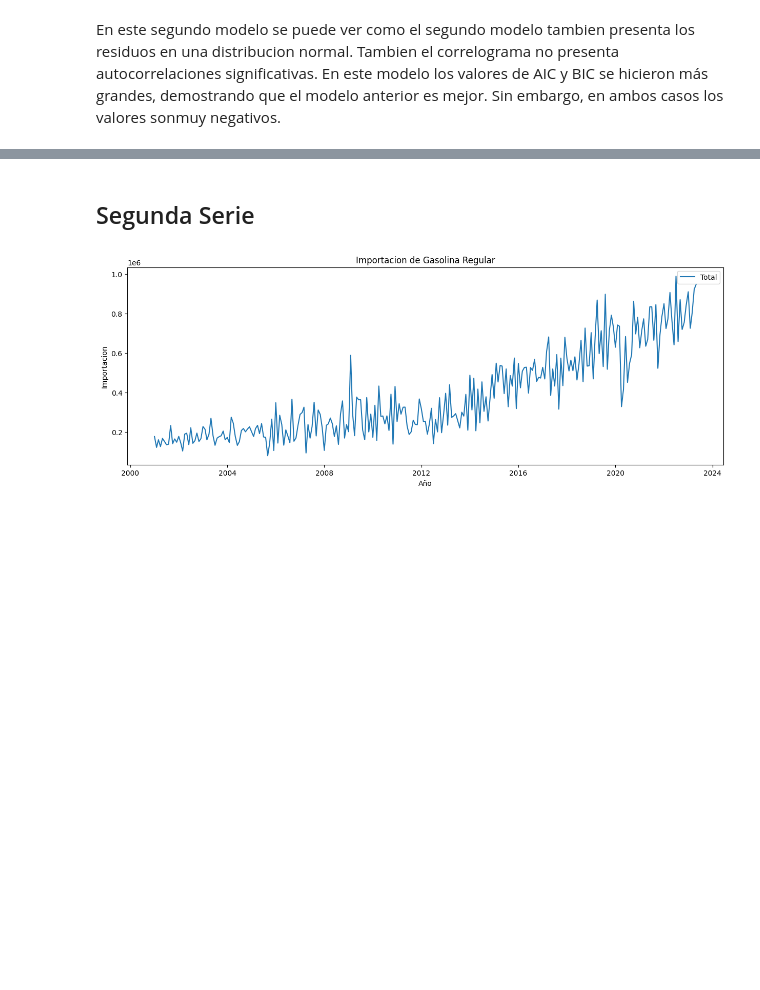
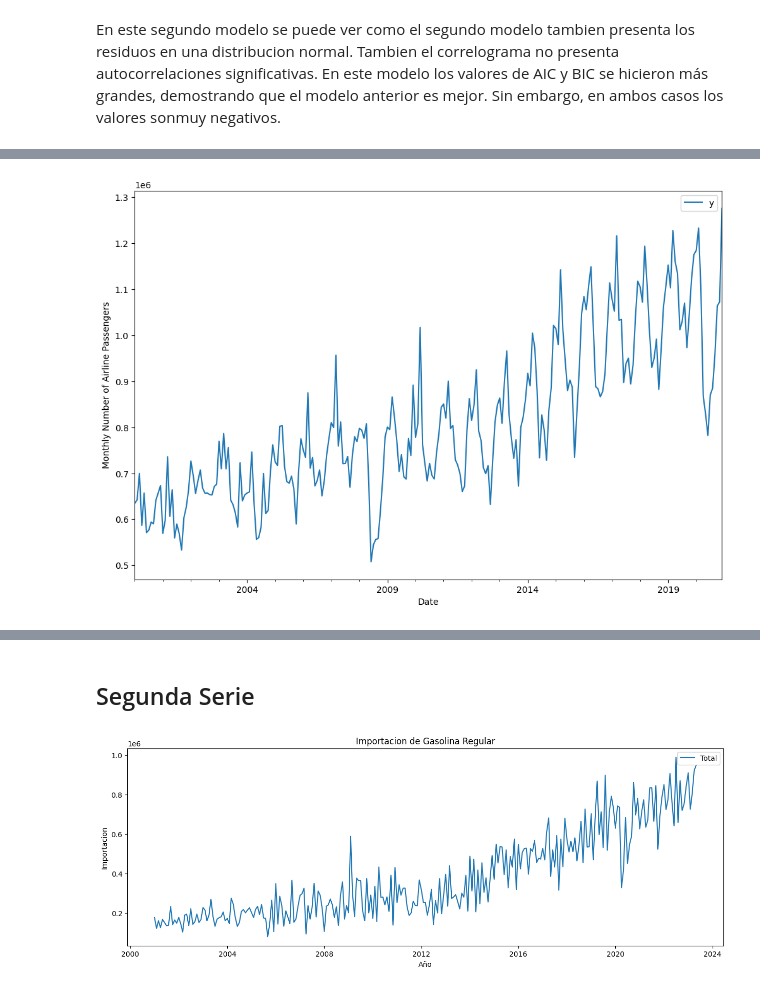
Before and after one commit to Manuel-Archila/Lab2_DS, a Jupyter notebook: Lab2.ipynb, the cells around one changed output, grey strips where cells are left out. Cells and saved outputs as stored; diff of their text form; code cells hidden in the pictures; blank space fills up the shorter version.

```diff
--- a/Lab2.ipynb
+++ b/Lab2.ipynb
@@ -505,0 +510,13 @@ En este segundo modelo se puede ver como el segundo modelo tambien presenta los
+# %%
+from prophet import Prophet
+
+df = pd.DataFrame(consumo['Diesel_conjunto'])
+df = df.reset_index()
+# %%
+df = df.rename(columns={'Fecha': 'ds',
+                        'Diesel_conjunto': 'y'})
+
+train = df[df['ds'] <= '2020-12-31']
+test = df[(df['ds'] >= '2021-01-01') & (df['ds'] <= '2023-12-31')]
+
+df.tail(20)
@@ -505,0 +541,7 @@ En este segundo modelo se puede ver como el segundo modelo tambien presenta los
+# %%
+ax = train.set_index('ds').plot(figsize=(12, 8))
+ax.set_ylabel('Monthly Number of Airline Passengers')
+ax.set_xlabel('Date')
+plt.show()
+# %% [output]
+[figure, added]
```
Also changed, not shown: parts of 28 cells of this notebook.
